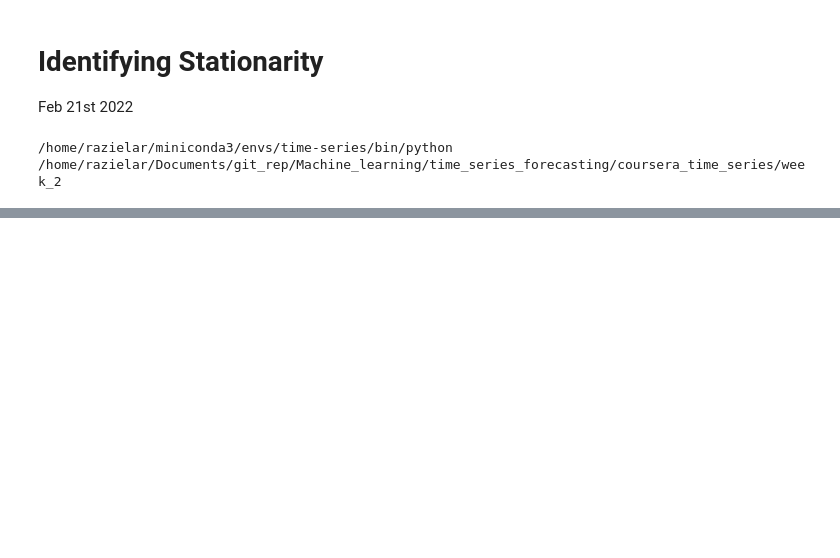
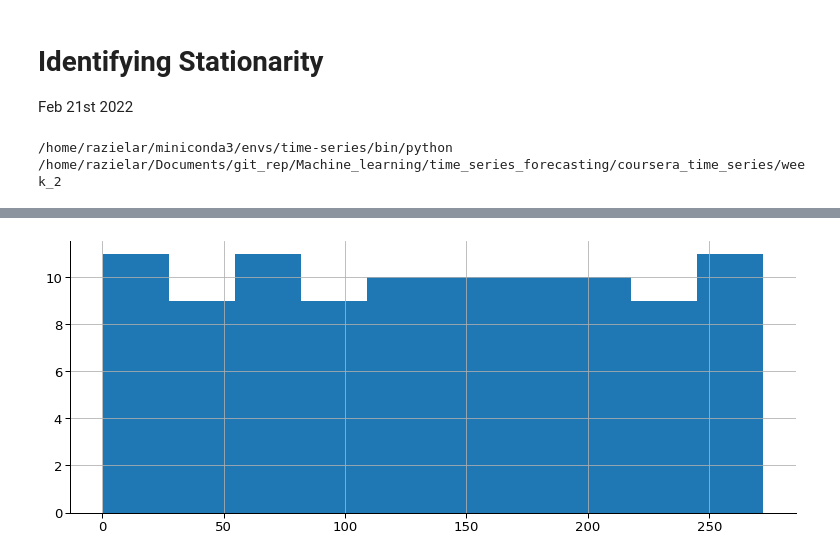
Before and after one commit to razielar/coursera_time_series_forecasting, a Jupyter notebook: coursera_time_series/week_2/identifying.stationarity.ipynb, the cells around one changed output, grey strips where cells are left out. Cells and saved outputs as stored; diff of their text form; code cells hidden in the pictures; blank space fills up the shorter version.

```diff
--- a/coursera_time_series/week_2/identifying.stationarity.ipynb
+++ b/coursera_time_series/week_2/identifying.stationarity.ipynb
@@ -25,0 +74,5 @@ from src.timeseriesFunctions import plot_time_series
+# %%
+pd.Series(trend).hist()
+plt.show()
+# %% [output]
+[figure, added]
```
Also changed, not shown: parts of 15 cells of this notebook.
